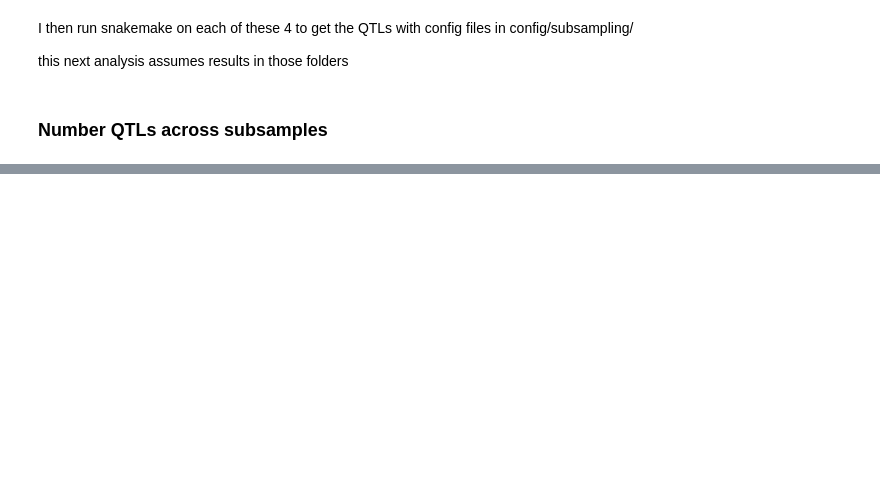
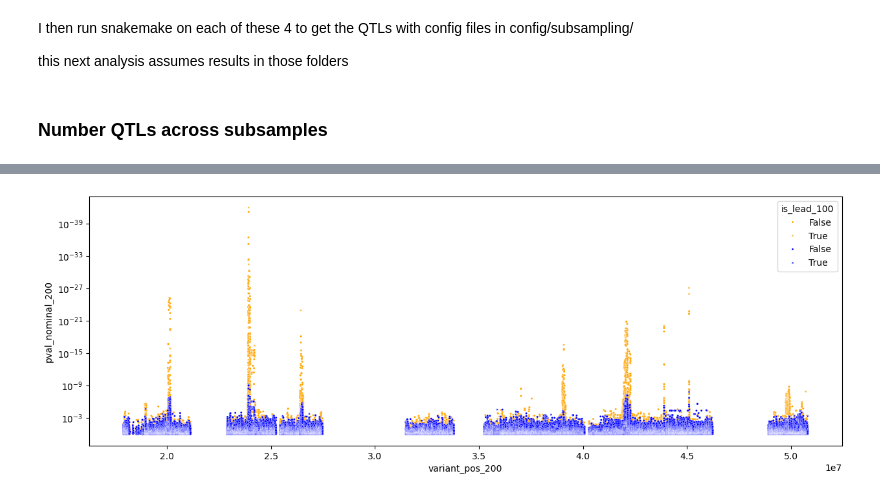
Before and after one commit to kal26/pcqtls, a Jupyter notebook: workflow/notebooks/pcqtl_analysis/subsampling.ipynb, the cells around one changed output, grey strips where cells are left out. Drawn from its saved outputs; the diff is of its cells as text; code cells hidden in the pictures; blank space fills up the shorter version.

```diff
--- a/workflow/notebooks/pcqtl_analysis/subsampling.ipynb
+++ b/workflow/notebooks/pcqtl_analysis/subsampling.ipynb
@@ -174,0 +157,47 @@ Text(0.5, 0.98, 'Subsampled counts')
+# %%
+eqtl_output_dir = config['eqtl_output_dir']
+pcqtl_output_dir = config['pcqtl_output_dir']
+
+def var_pos(df):
+    return df['variant_id'].str.split('_').str[1].astype(int)
+
+# load in e nominal
+def load_e_nominal(config, prefix, chr_id=22):
+    eqtl_output_dir = config['eqtl_output_dir']
+    path = f'{prefix}/{eqtl_output_dir}/{tissue_id}/{tissue_id}.v8.cluster_genes.cis_qtl_pairs.chr{chr_id}.parquet'
+    e_nominal_df = pd.read_parquet(path)
+    e_nominal_df['variant_pos'] = var_pos(e_nominal_df)
+    e_nominal_df['cluster_id'] = e_nominal_df['phenotype_id'].str.split('_e_').str[0]
+    return e_nominal_df
+
+def load_pc_nominal(config, prefix, chr_id=22):
+    pcqtl_output_dir = config['pcqtl_output_dir']
+    path = f'{prefix}/{pcqtl_output_dir}/{tissue_id}/{tissue_id}.v8.pcs.cis_qtl_pairs.chr{chr_id}.parquet'
+    pc_nominal_df = pd.read_parquet(path)
+    pc_nominal_df['variant_pos'] = var_pos(pc_nominal_df)
+    pc_nominal_df['cluster_id'] = pc_nominal_df['phenotype_id'].str[:-4]
+    return pc_nominal_df
+
+def load_overlap(config, prefix):
+    return pd.read_csv('{}/{}/{}.v8.overlap.txt'.format(prefix, config['overlap_output_dir'], tissue_id), sep='\t')
+# %%
+sub_overlaps = {}
+pc_nominals = {}
+e_nominals = {}
+for num_samples in subsample_nums:
+    sub_overlaps[num_samples] = load_overlap(sub_config[num_samples], prefix)
+    pc_nominals[num_samples] = load_pc_nominal(sub_config[num_samples], prefix)
+    e_nominals[num_samples] = load_e_nominal(sub_config[num_samples], prefix)
+# %%
+e_nominals[100]['is_lead'] = e_nominals[100]['variant_id'].isin(sub_overlaps[100]['lead_variant_id'])
+e_nominals[200]['is_lead'] = e_nominals[200]['variant_id'].isin(sub_overlaps[200]['lead_variant_id'])
+e_nominal_merged = pd.merge(left=e_nominals[100], right=e_nominals[200],left_on=['phenotype_id', 'variant_id'], right_on=['phenotype_id', 'variant_id'], suffixes=['_100', '_200'])
+# %%
+fig, ax = plt.subplots(figsize=(15,5))
+sns.scatterplot(e_nominal_merged, y='pval_nominal_200', x='variant_pos_200', ax=ax, color='orange', style='is_lead_200', s=5)
+sns.scatterplot(e_nominal_merged, y='pval_nominal_100', x='variant_pos_100', ax=ax, color='blue', style='is_lead_100', s=5)
+
+ax.set_yscale('log')
+ax.invert_yaxis()
+# %% [output]
+[figure, added]
```
Also changed, not shown: parts of 10 cells of this notebook, 1 other file.
